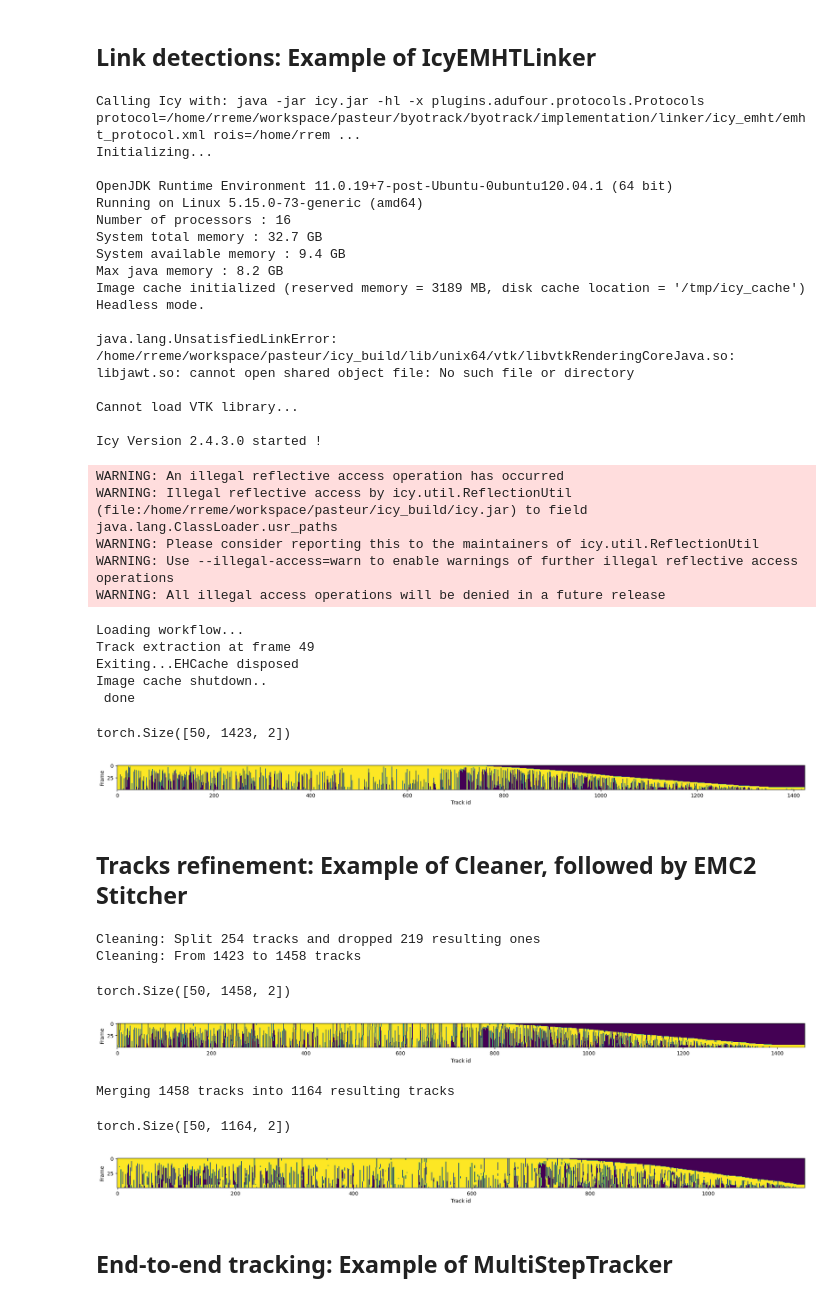
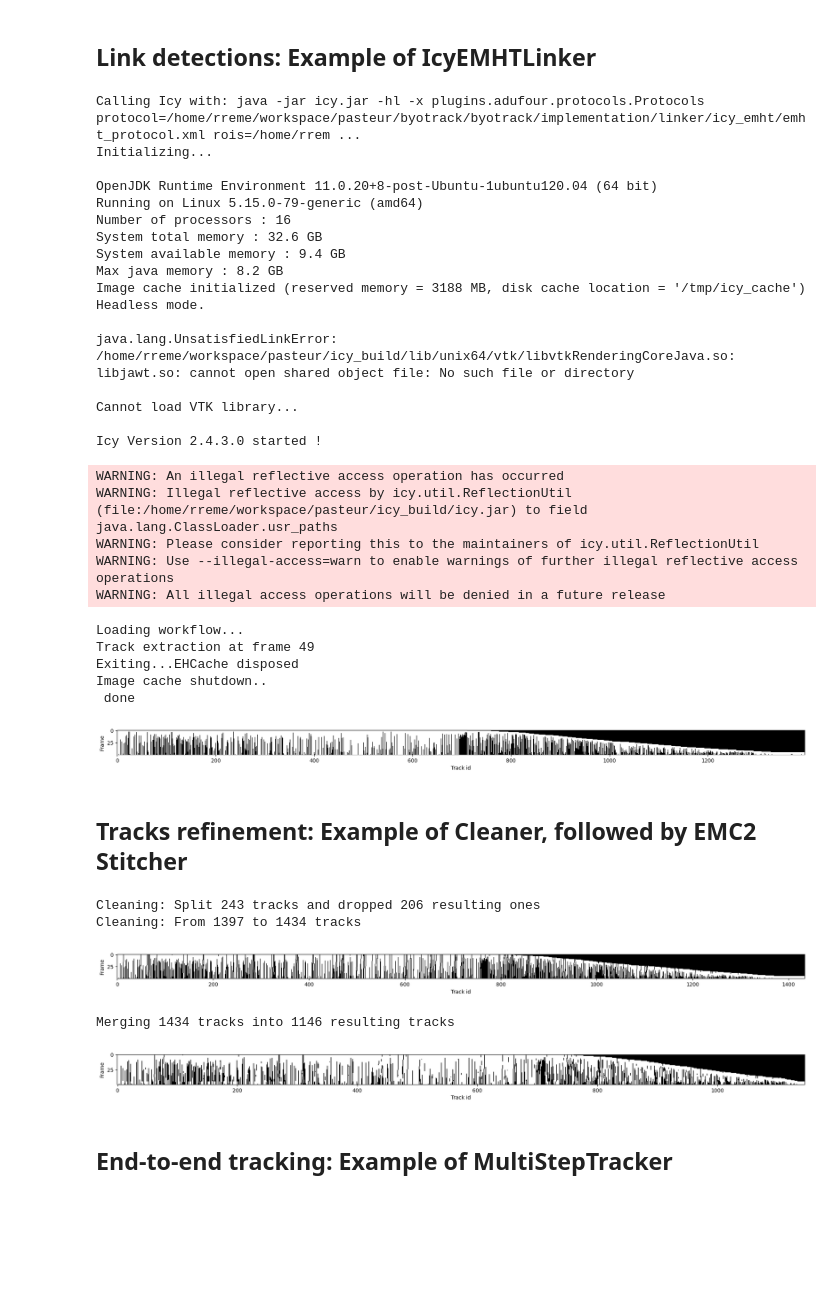
Before and after one commit to raphaelreme/byotrack, a Jupyter notebook: docs/source/run_examples/ByoTrack fundamental.ipynb, the cells around one changed output. Saved outputs shown, nothing was run; the diff lists cells and outputs as text; code cells hidden in the pictures; blank space fills up the shorter version.

```diff
--- a/docs/source/run_examples/ByoTrack fundamental.ipynb
+++ b/docs/source/run_examples/ByoTrack fundamental.ipynb
@@ -26,7 +27,7 @@ fps = 20
 # %%
 # A transform can be added to normalize and aggregate channels
 
-transform_config = byotrack.VideoTransformConfig(aggregate=True, normalize=True, q_min=0.01, q_max=0.999)
+transform_config = byotrack.VideoTransformConfig(aggregate=True, normalize=True, q_min=0.01, q_max=0.995, smooth_clip=1.0)
 video.set_transform(transform_config)
 
 # Show the min max value used to clip and normalize
@@ -67,7 +53,7 @@ cv2.destroyAllWindows()
 # Create the detector object with its hyper parameters
 from byotrack.implementation.detector.wavelet import WaveletDetector
 
-detector = WaveletDetector(scale=1, k=3.0, min_area=3, batch_size=20, device=torch.device("cpu"))
+detector = WaveletDetector(scale=1, k=3.0, min_area=3.0, batch_size=20, device=torch.device("cpu"))
 # %%
 # Run the detection process on the current video
 
@@ -183,13 +153,13 @@ else:
 Calling Icy with: java -jar icy.jar -hl -x plugins.adufour.protocols.Protocols protocol=/home/rreme/workspace/pasteur/byotrack/byotrack/implementation/linker/icy_emht/emht_protocol.xml rois=/home/rrem ...
 Initializing...
 
-OpenJDK Runtime Environment 11.0.19+7-post-Ubuntu-0ubuntu120.04.1 (64 bit)
-Running on Linux 5.15.0-73-generic (amd64)
+OpenJDK Runtime Environment 11.0.20+8-post-Ubuntu-1ubuntu120.04 (64 bit)
+Running on Linux 5.15.0-79-generic (amd64)
 Number of processors : 16
-System total memory : 32.7 GB
+System total memory : 32.6 GB
 System available memory : 9.4 GB
 Max java memory : 8.2 GB
-Image cache initialized (reserved memory = 3189 MB, disk cache location = '/tmp/icy_cache')
+Image cache initialized (reserved memory = 3188 MB, disk cache location = '/tmp/icy_cache')
 Headless mode.
 
 java.lang.UnsatisfiedLinkError: /home/rreme/workspace/pasteur/icy_build/lib/unix64/vtk/libvtkRenderingCoreJava.so: libjawt.so: cannot open shared object file: No such file or directory
@@ -208,19 +178,8 @@ Exiting...EHCache disposed
 Image cache shutdown..
  done
 # %%
-# Visualize tracks existence in time
+# Visualize track lifetime
 
-# Transform into tensor
-tracks_tensor = byotrack.Track.tensorize(tracks)
-print(tracks_tensor.shape)  # N_frame x N_track x D
-
-mask = ~ torch.isnan(tracks_tensor).any(dim=2)
-
-plt.figure(figsize=(24, 16), dpi=100)
-plt.xlabel("Track id")
-plt.ylabel("Frame")
-plt.imshow(mask)
-plt.show()
+byotrack.visualize.display_lifetime(tracks)
 # %% [output]
-torch.Size([50, 1423, 2])
-[figure, old version]
+[figure, new version]
@@ -300,49 +205,27 @@ from byotrack.implementation.refiner.stitching import EMC2Stitcher
 cleaner = Cleaner(min_length=5, max_dist=3.5)
 tracks = cleaner.run(video, tracks)
 # %% [output]
-Cleaning: Split 254 tracks and dropped 219 resulting ones
-Cleaning: From 1423 to 1458 tracks
+Cleaning: Split 243 tracks and dropped 206 resulting ones
+Cleaning: From 1397 to 1434 tracks
 # %%
-# Visualize tracks existence in time
+# Visualize track lifetime
 
-# Transform into tensor
-tracks_tensor = byotrack.Track.tensorize(tracks)
-print(tracks_tensor.shape)  # N_frame x N_track x D
-
-mask = ~ torch.isnan(tracks_tensor).any(dim=2)
-
-plt.figure(figsize=(24, 16), dpi=100)
-plt.xlabel("Track id")
-plt.ylabel("Frame")
-plt.imshow(mask)
-plt.show()
+byotrack.visualize.display_lifetime(tracks)
 # %% [output]
-torch.Size([50, 1458, 2])
-[figure, old version]
+[figure, new version]
 # %%
 # Stitch tracks together in order to produce coherent track on all the video
 
 stitcher = EMC2Stitcher(eta=5.0)  # Don't link tracks if they are too far (EMC dist > 5 (pixels))
 tracks = stitcher.run(video, tracks)
 # %% [output]
-Merging 1458 tracks into 1164 resulting tracks
+Merging 1434 tracks into 1146 resulting tracks
 # %%
-# Visualize tracks existence in time
+# Visualize track lifetime
 
-# Transform into tensor
-tracks_tensor = byotrack.Track.tensorize(tracks)
-print(tracks_tensor.shape)  # N_frame x N_track x D
-
-mask = ~ torch.isnan(tracks_tensor).any(dim=2)
-
-plt.figure(figsize=(24, 16), dpi=100)
-plt.xlabel("Track id")
-plt.ylabel("Frame")
-plt.imshow(mask)
-plt.show()
+byotrack.visualize.display_lifetime(tracks)
 # %% [output]
-torch.Size([50, 1164, 2])
-[figure, old version]
+[figure, new version]
 # %% [markdown]
 ## End-to-end tracking: Example of MultiStepTracker
 # %%
```
Also changed, not shown: parts of 13 cells of this notebook, 4 other files.
